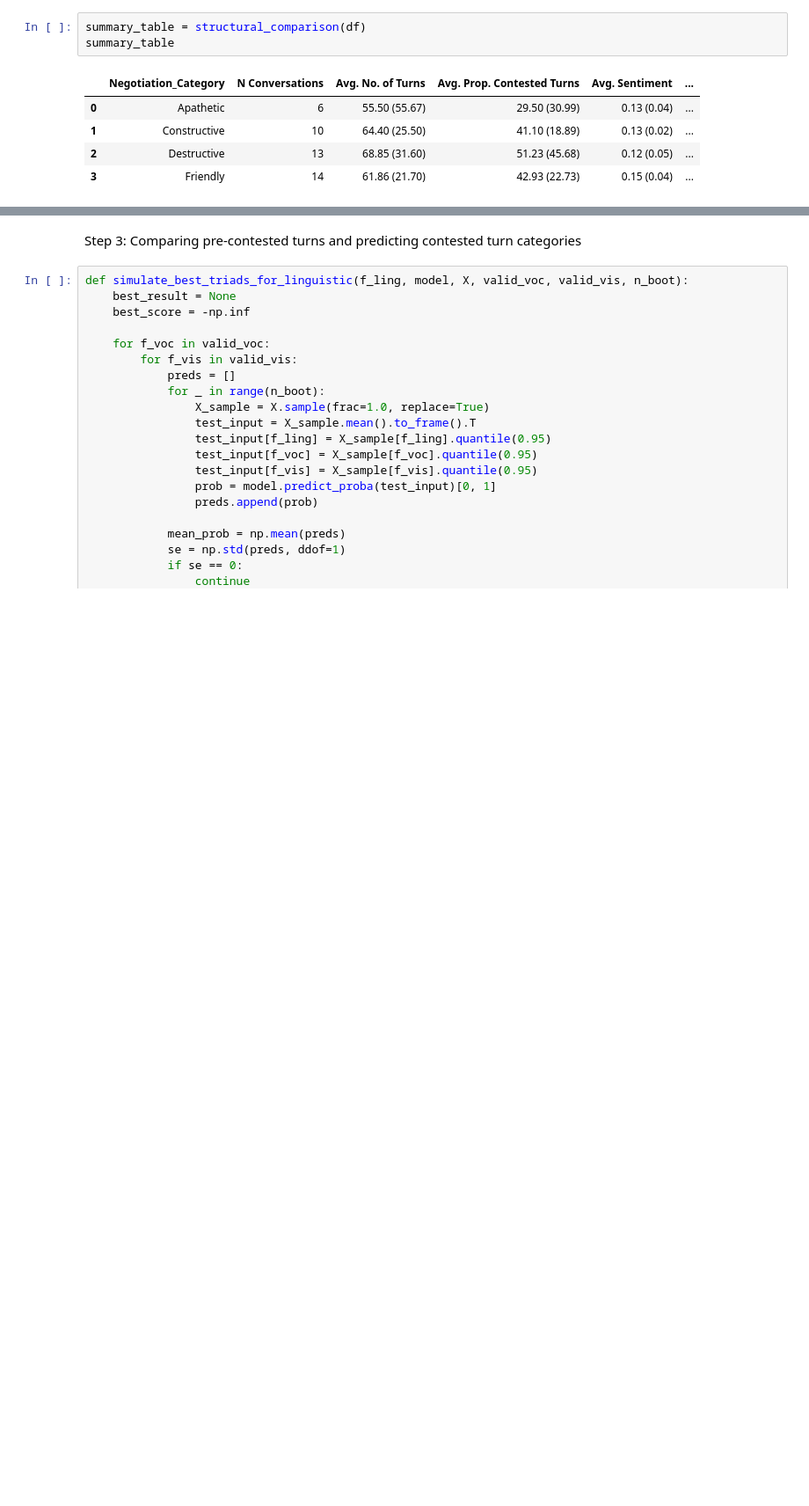
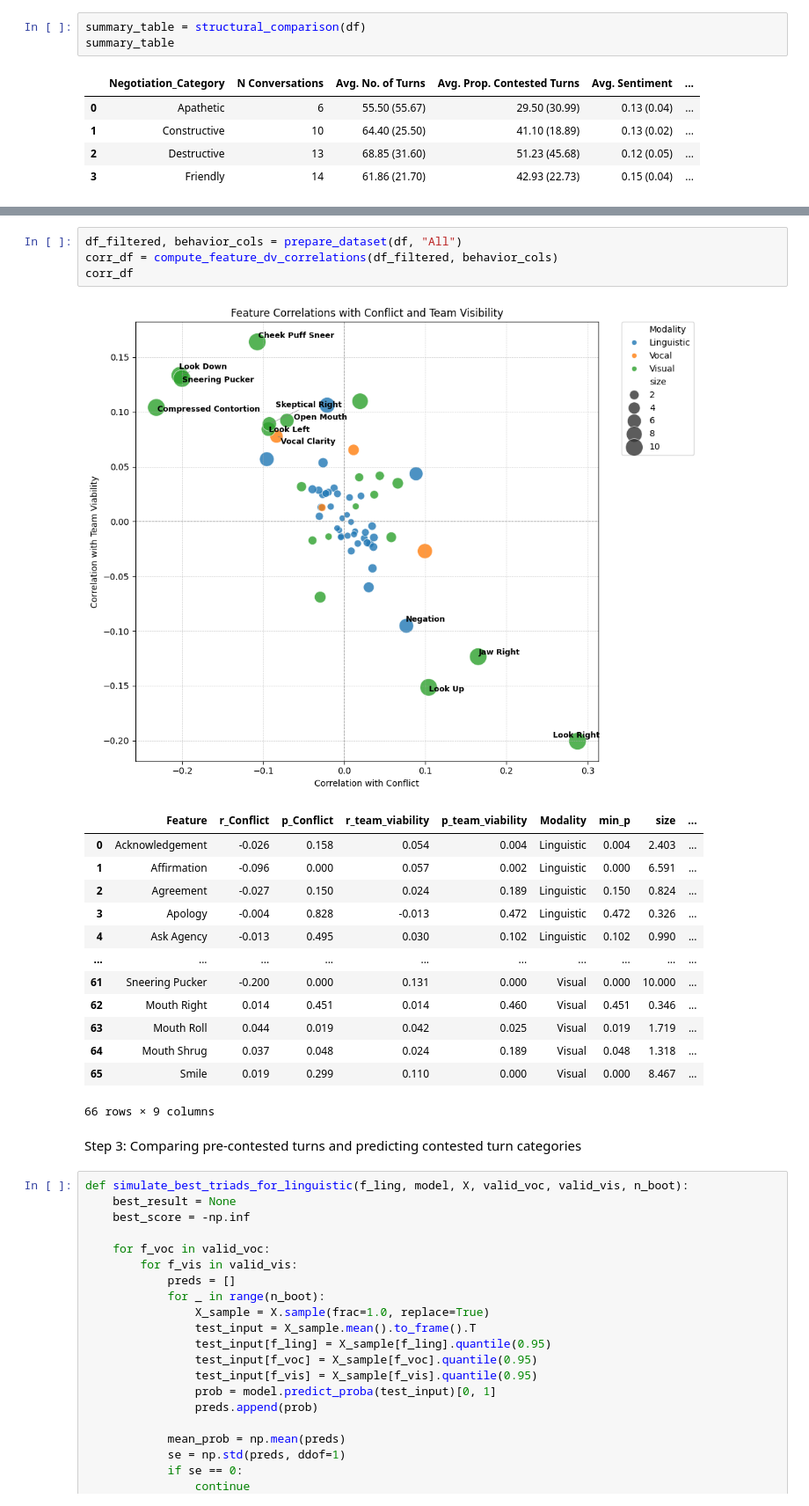
Before and after one commit to bbevis/Con2vec, a Jupyter notebook: Python/turnLevel_results.ipynb, the cells around one changed output, grey strips where cells are left out. Shown at 88% size. Drawn from its saved outputs; the diff is of its cells as text; blank space fills up the shorter version.

```diff
--- a/Python/turnLevel_results.ipynb
+++ b/Python/turnLevel_results.ipynb
@@ -652,3 +823,22 @@ plot_dumbbell_facets(shap_dfs_by_category, base_category='Constructive', compare
+# %%
+df_filtered, behavior_cols = prepare_dataset(df, "All")
+corr_df = compute_feature_dv_correlations(df_filtered, behavior_cols)
+corr_df
+# %% [output]
+[figure, added]
+|  | Feature | r_Conflict | p_Conflict | r_team_viability | p_team_viability | Modality | min_p | size | ... |
+| 0 | Acknowledgement | -0.026 | 0.158 | 0.054 | 0.004 | Linguistic | 0.004 | 2.403 | ... |
+| 1 | Affirmation | -0.096 | 0.000 | 0.057 | 0.002 | Linguistic | 0.000 | 6.591 | ... |
+| 2 | Agreement | -0.027 | 0.150 | 0.024 | 0.189 | Linguistic | 0.150 | 0.824 | ... |
+| 3 | Apology | -0.004 | 0.828 | -0.013 | 0.472 | Linguistic | 0.472 | 0.326 | ... |
+| 4 | Ask Agency | -0.013 | 0.495 | 0.030 | 0.102 | Linguistic | 0.102 | 0.990 | ... |
+| ... | ... | ... | ... | ... | ... | ... | ... | ... | ... |
+| 61 | Sneering Pucker | -0.200 | 0.000 | 0.131 | 0.000 | Visual | 0.000 | 10.000 | ... |
+| 62 | Mouth Right | 0.014 | 0.451 | 0.014 | 0.460 | Visual | 0.451 | 0.346 | ... |
+| 63 | Mouth Roll | 0.044 | 0.019 | 0.042 | 0.025 | Visual | 0.019 | 1.719 | ... |
+| 64 | Mouth Shrug | 0.037 | 0.048 | 0.024 | 0.189 | Visual | 0.048 | 1.318 | ... |
+| 65 | Smile | 0.019 | 0.299 | 0.110 | 0.000 | Visual | 0.000 | 8.467 | ... |
+66 rows × 9 columns
 # %% [markdown]
 Step 3: Comparing pre-contested turns and predicting contested turn categories
 # %%
```
Also changed, not shown: parts of 12 cells of this notebook.
